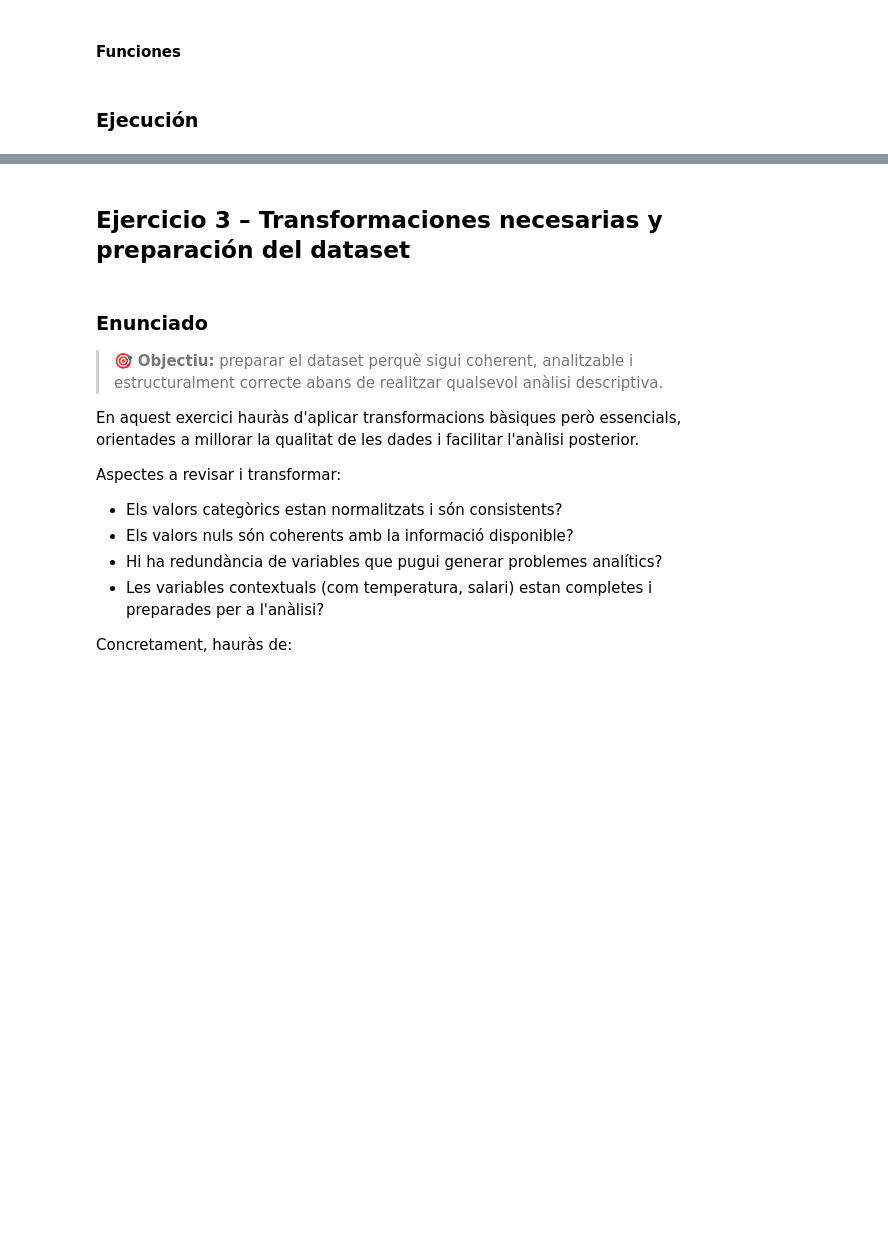
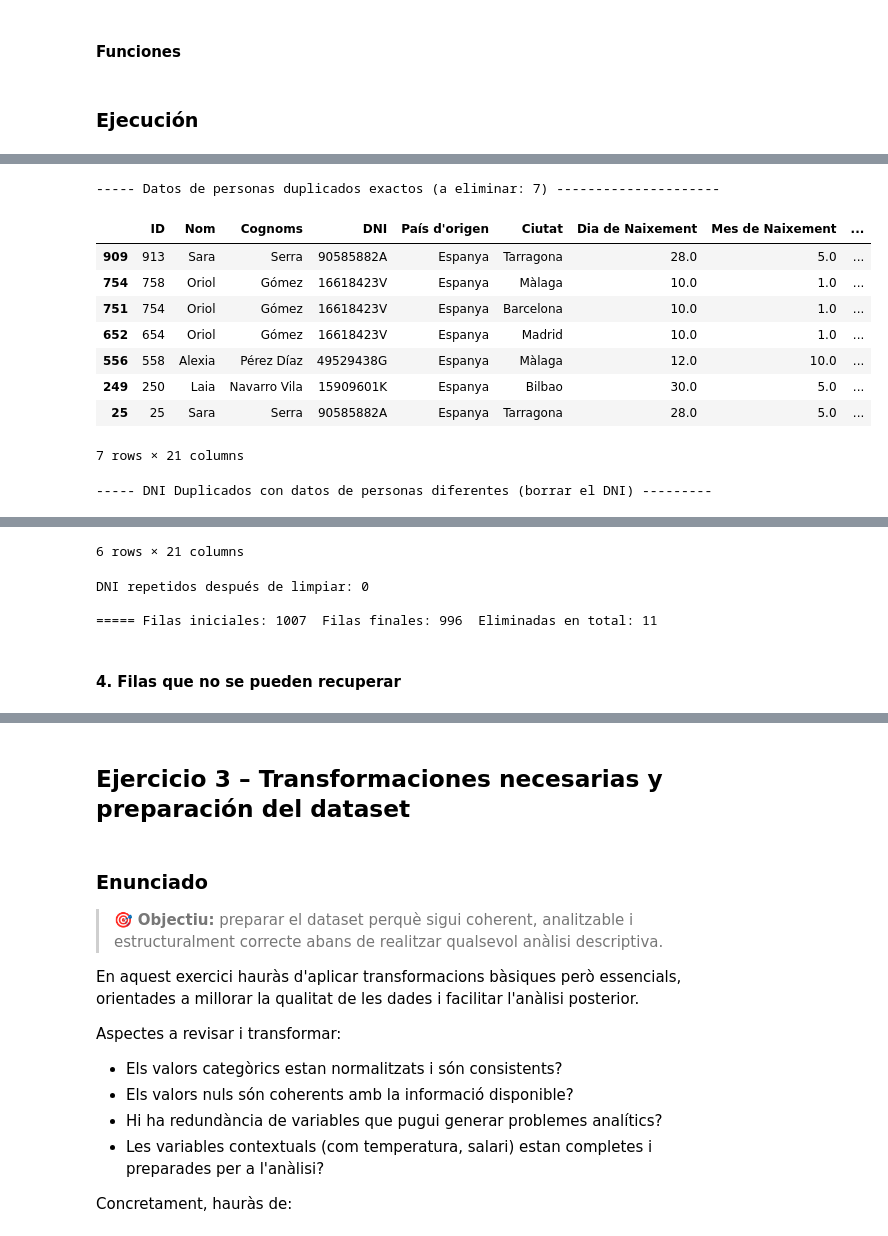
Before and after one commit to chisamitsu/ita-dataanalytics, a Jupyter notebook: s08-analitica-de-dados-python/s08-analitica-de-dados-python.ipynb, the cells around one changed output, grey strips where cells are left out. Drawn from its saved outputs; the diff is of its cells as text; code cells hidden in the pictures; blank space fills up the shorter version.

```diff
--- a/s08-analitica-de-dados-python/s08-analitica-de-dados-python.ipynb
+++ b/s08-analitica-de-dados-python/s08-analitica-de-dados-python.ipynb
@@ -457,0 +665,39 @@ _Pendiente_
+# %%
+# Remove duplicates with same DNI + PERSON_COLS, keep highest ID
+same_person_rows = (
+    df.sort_values(by="ID", ascending=False)
+      .loc[lambda x: x.duplicated(subset=["DNI"] + PERSON_COLS,keep="first")]
+)
+
+print(f"----- Datos de personas duplicados exactos (a eliminar: {len(same_person_rows)}) ".ljust(80, "-"))
+display(same_person_rows)
+df = df.drop(same_person_rows.index).reset_index(drop=True)
+
+print("\n----- DNI Duplicados con datos de personas diferentes (borrar el DNI) ".ljust(80, "-"))
+shared_dni_rows = (
+    df.groupby("DNI")
+      .filter(lambda x: len(x) > 1)
+      .sort_values(by=["DNI", "Nom", "ID"],ascending=[True, True, False])
+)
+display(shared_dni_rows)
+df.loc[shared_dni_rows.index, "DNI"] = np.nan
+
+print(f"DNI repetidos después de limpiar: {df['DNI'].dropna().duplicated().sum()}")
+
+rows_after = len(df)
+print(f"\n===== Filas iniciales: {rows_before}  Filas finales: {rows_after}  Eliminadas en total: {rows_before - rows_after}")
+
+# Primer cognom is no longer needed
+df = df.drop(columns="Primer cognom")
+# %% [output]
+----- Datos de personas duplicados exactos (a eliminar: 7) ---------------------
+|  | ID | Nom | Cognoms | DNI | País d'origen | Ciutat | Dia de Naixement | Mes de Naixement | ... |
+| 909 | 913 | Sara | Serra | 90585882A | Espanya | Tarragona | 28.0 | 5.0 | ... |
+| 754 | 758 | Oriol | Gómez | 16618423V | Espanya | Màlaga | 10.0 | 1.0 | ... |
+| 751 | 754 | Oriol | Gómez | 16618423V | Espanya | Barcelona | 10.0 | 1.0 | ... |
+| 652 | 654 | Oriol | Gómez | 16618423V | Espanya | Madrid | 10.0 | 1.0 | ... |
+| 556 | 558 | Alexia | Pérez Díaz | 49529438G | Espanya | Màlaga | 12.0 | 10.0 | ... |
+| 249 | 250 | Laia | Navarro Vila | 15909601K | Espanya | Bilbao | 30.0 | 5.0 | ... |
+| 25 | 25 | Sara | Serra | 90585882A | Espanya | Tarragona | 28.0 | 5.0 | ... |
+7 rows × 21 columns
+----- DNI Duplicados con datos de personas diferentes (borrar el DNI) ---------
@@ -457,0 +711,6 @@ _Pendiente_
+6 rows × 21 columns
+DNI repetidos después de limpiar: 0
+
+===== Filas iniciales: 1007  Filas finales: 996  Eliminadas en total: 11
+# %% [markdown]
+#### 4. Filas que no se pueden recuperar
```
Also changed, not shown: parts of 32 cells of this notebook.
